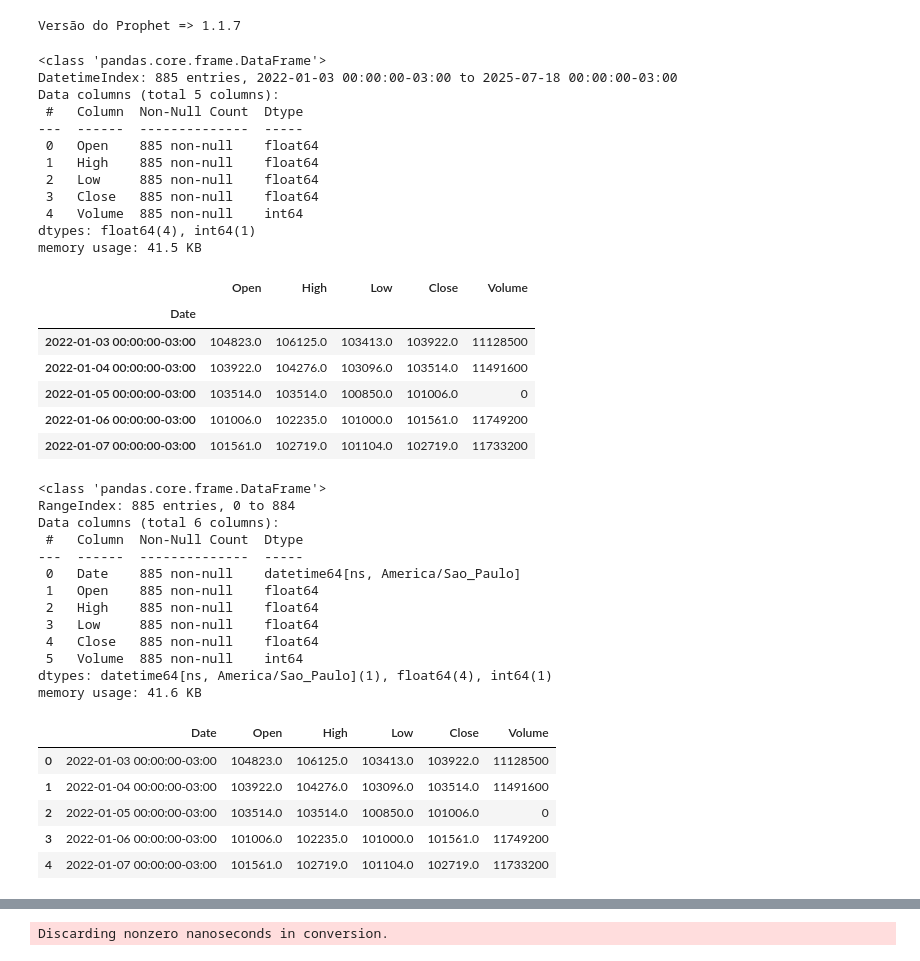
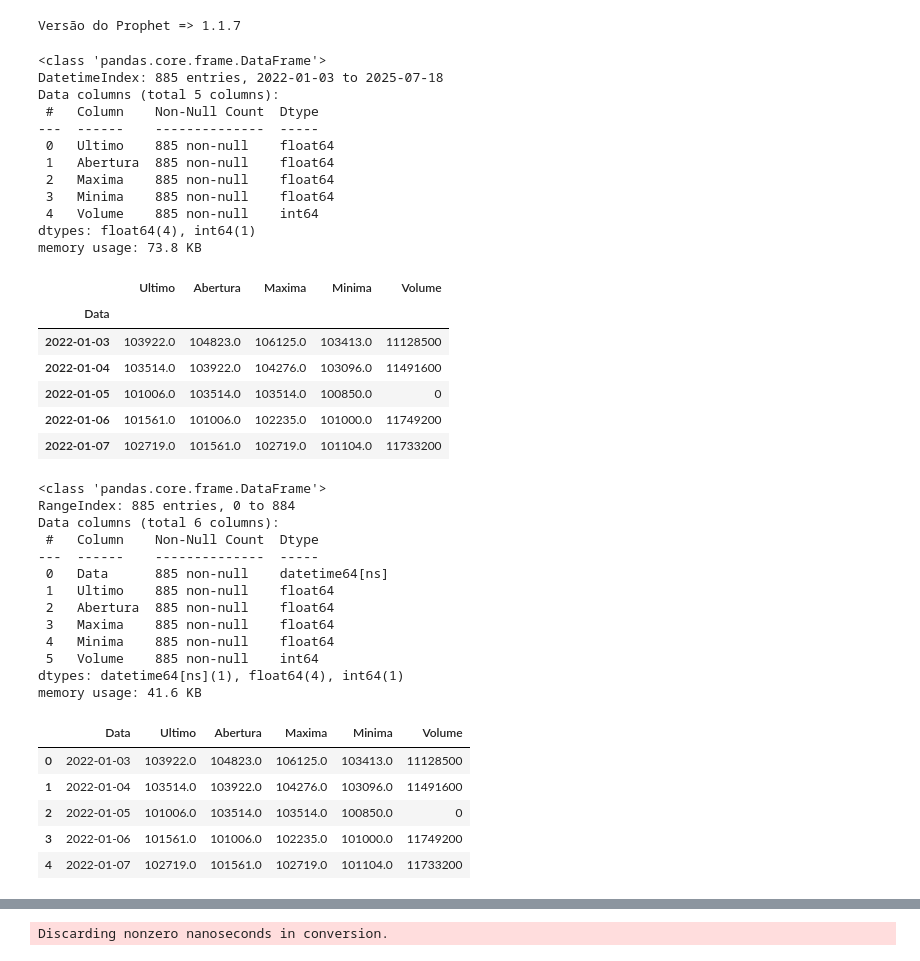
Before and after one commit to paulopetrillo/FIAP_TECH_CHALENGE_01, a Jupyter notebook: TECH_CHALENGE_01.ipynb, the cells around one changed output, grey strips where cells are left out. Drawn from its saved outputs; the diff is of its cells as text; code cells hidden in the pictures.

```diff
--- a/TECH_CHALENGE_01.ipynb
+++ b/TECH_CHALENGE_01.ipynb
@@ -492,29 +488,32 @@ print('Versão do Prophet => %s' % prophet.__version__ )
 # %% [output]
 Versão do Prophet => 1.1.7
 # %%
+# copia os dados do Dataframe "dados" para usar com a biblioteca prophet.
+df_dados_prophet = dados.copy().drop(labels=['Data'], axis=1)
+
 # verificando base de dados
 df_dados_prophet.info()
 df_dados_prophet.head()
 # %% [output]
 <class 'pandas.core.frame.DataFrame'>
-DatetimeIndex: 885 entries, 2022-01-03 00:00:00-03:00 to 2025-07-18 00:00:00-03:00
+DatetimeIndex: 885 entries, 2022-01-03 to 2025-07-18
 Data columns (total 5 columns):
- #   Column  Non-Null Count  Dtype
----  ------  --------------  -----
- 0   Open    885 non-null    float64
- 1   High    885 non-null    float64
- 2   Low     885 non-null    float64
- 3   Close   885 non-null    float64
- 4   Volume  885 non-null    int64
+ #   Column    Non-Null Count  Dtype
+---  ------    --------------  -----
+ 0   Ultimo    885 non-null    float64
+ 1   Abertura  885 non-null    float64
+ 2   Maxima    885 non-null    float64
+ 3   Minima    885 non-null    float64
+ 4   Volume    885 non-null    int64
 dtypes: float64(4), int64(1)
-memory usage: 41.5 KB
+memory usage: 73.8 KB
-|  | Open | High | Low | Close | Volume |
-| Date |  |  |  |  |  |
-| 2022-01-03 00:00:00-03:00 | 104823.0 | 106125.0 | 103413.0 | 103922.0 | 11128500 |
-| 2022-01-04 00:00:00-03:00 | 103922.0 | 104276.0 | 103096.0 | 103514.0 | 11491600 |
-| 2022-01-05 00:00:00-03:00 | 103514.0 | 103514.0 | 100850.0 | 101006.0 | 0 |
-| 2022-01-06 00:00:00-03:00 | 101006.0 | 102235.0 | 101000.0 | 101561.0 | 11749200 |
-| 2022-01-07 00:00:00-03:00 | 101561.0 | 102719.0 | 101104.0 | 102719.0 | 11733200 |
+|  | Ultimo | Abertura | Maxima | Minima | Volume |
+| Data |  |  |  |  |  |
+| 2022-01-03 | 103922.0 | 104823.0 | 106125.0 | 103413.0 | 11128500 |
+| 2022-01-04 | 103514.0 | 103922.0 | 104276.0 | 103096.0 | 11491600 |
+| 2022-01-05 | 101006.0 | 103514.0 | 103514.0 | 100850.0 | 0 |
+| 2022-01-06 | 101561.0 | 101006.0 | 102235.0 | 101000.0 | 11749200 |
+| 2022-01-07 | 102719.0 | 101561.0 | 102719.0 | 101104.0 | 11733200 |
 # %%
 # Apaga indice como tipo "datetima"
 df_dados_prophet = df_dados_prophet.reset_index()
@@ -527,22 +526,22 @@ df_dados_prophet.head()
 <class 'pandas.core.frame.DataFrame'>
 RangeIndex: 885 entries, 0 to 884
 Data columns (total 6 columns):
- #   Column  Non-Null Count  Dtype
----  ------  --------------  -----
- 0   Date    885 non-null    datetime64[ns, America/Sao_Paulo]
- 1   Open    885 non-null    float64
- 2   High    885 non-null    float64
- 3   Low     885 non-null    float64
- 4   Close   885 non-null    float64
- 5   Volume  885 non-null    int64
-dtypes: datetime64[ns, America/Sao_Paulo](1), float64(4), int64(1)
+ #   Column    Non-Null Count  Dtype
+---  ------    --------------  -----
+ 0   Data      885 non-null    datetime64[ns]
+ 1   Ultimo    885 non-null    float64
+ 2   Abertura  885 non-null    float64
+ 3   Maxima    885 non-null    float64
+ 4   Minima    885 non-null    float64
+ 5   Volume    885 non-null    int64
+dtypes: datetime64[ns](1), float64(4), int64(1)
 memory usage: 41.6 KB
-|  | Date | Open | High | Low | Close | Volume |
-| 0 | 2022-01-03 00:00:00-03:00 | 104823.0 | 106125.0 | 103413.0 | 103922.0 | 11128500 |
-| 1 | 2022-01-04 00:00:00-03:00 | 103922.0 | 104276.0 | 103096.0 | 103514.0 | 11491600 |
-| 2 | 2022-01-05 00:00:00-03:00 | 103514.0 | 103514.0 | 100850.0 | 101006.0 | 0 |
-| 3 | 2022-01-06 00:00:00-03:00 | 101006.0 | 102235.0 | 101000.0 | 101561.0 | 11749200 |
-| 4 | 2022-01-07 00:00:00-03:00 | 101561.0 | 102719.0 | 101104.0 | 102719.0 | 11733200 |
+|  | Data | Ultimo | Abertura | Maxima | Minima | Volume |
+| 0 | 2022-01-03 | 103922.0 | 104823.0 | 106125.0 | 103413.0 | 11128500 |
+| 1 | 2022-01-04 | 103514.0 | 103922.0 | 104276.0 | 103096.0 | 11491600 |
+| 2 | 2022-01-05 | 101006.0 | 103514.0 | 103514.0 | 100850.0 | 0 |
+| 3 | 2022-01-06 | 101561.0 | 101006.0 | 102235.0 | 101000.0 | 11749200 |
+| 4 | 2022-01-07 | 102719.0 | 101561.0 | 102719.0 | 101104.0 | 11733200 |
 # %%
 # biblioteca prophet trabalh com apenas 2 colunas chamadas DS e Y.
 
```
Also changed, not shown: parts of 25 cells of this notebook.
